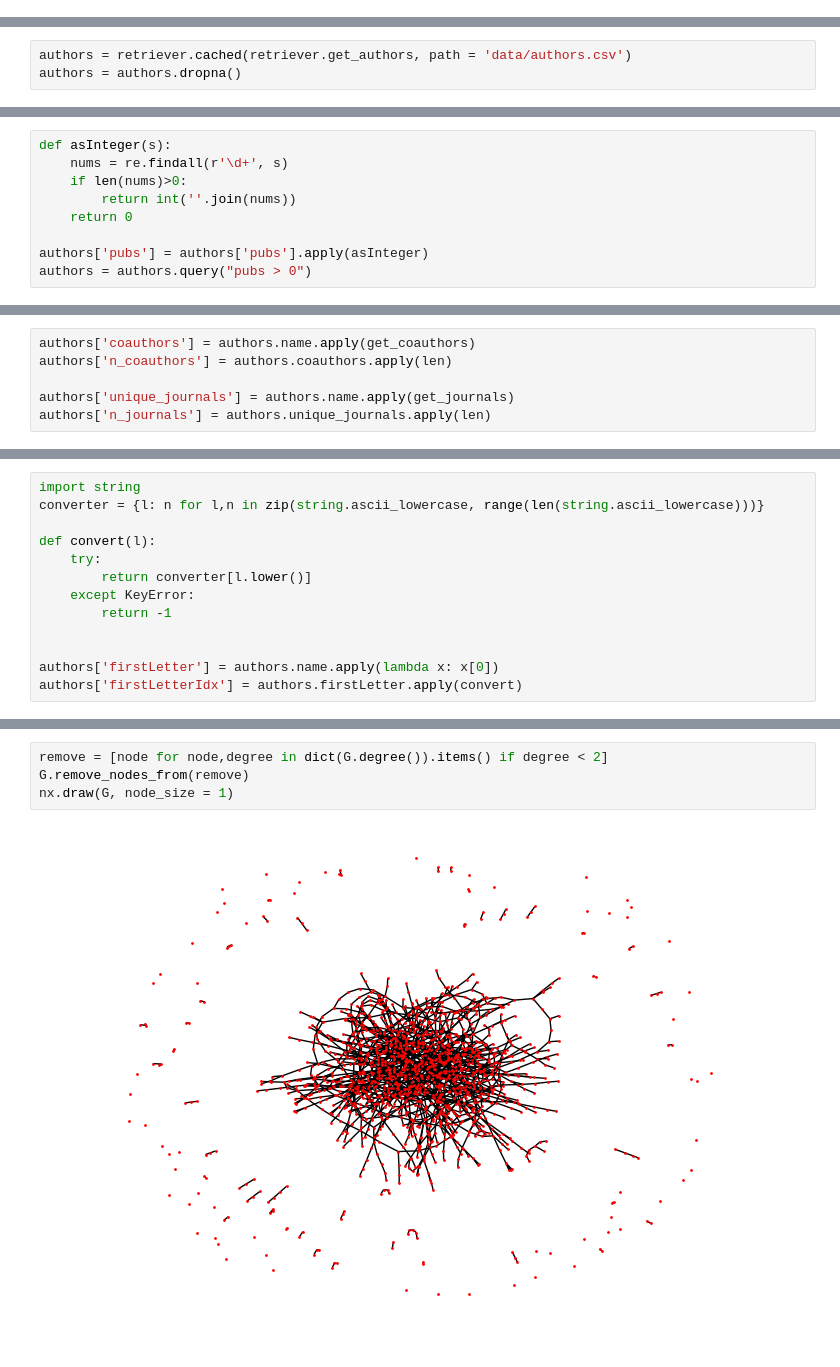
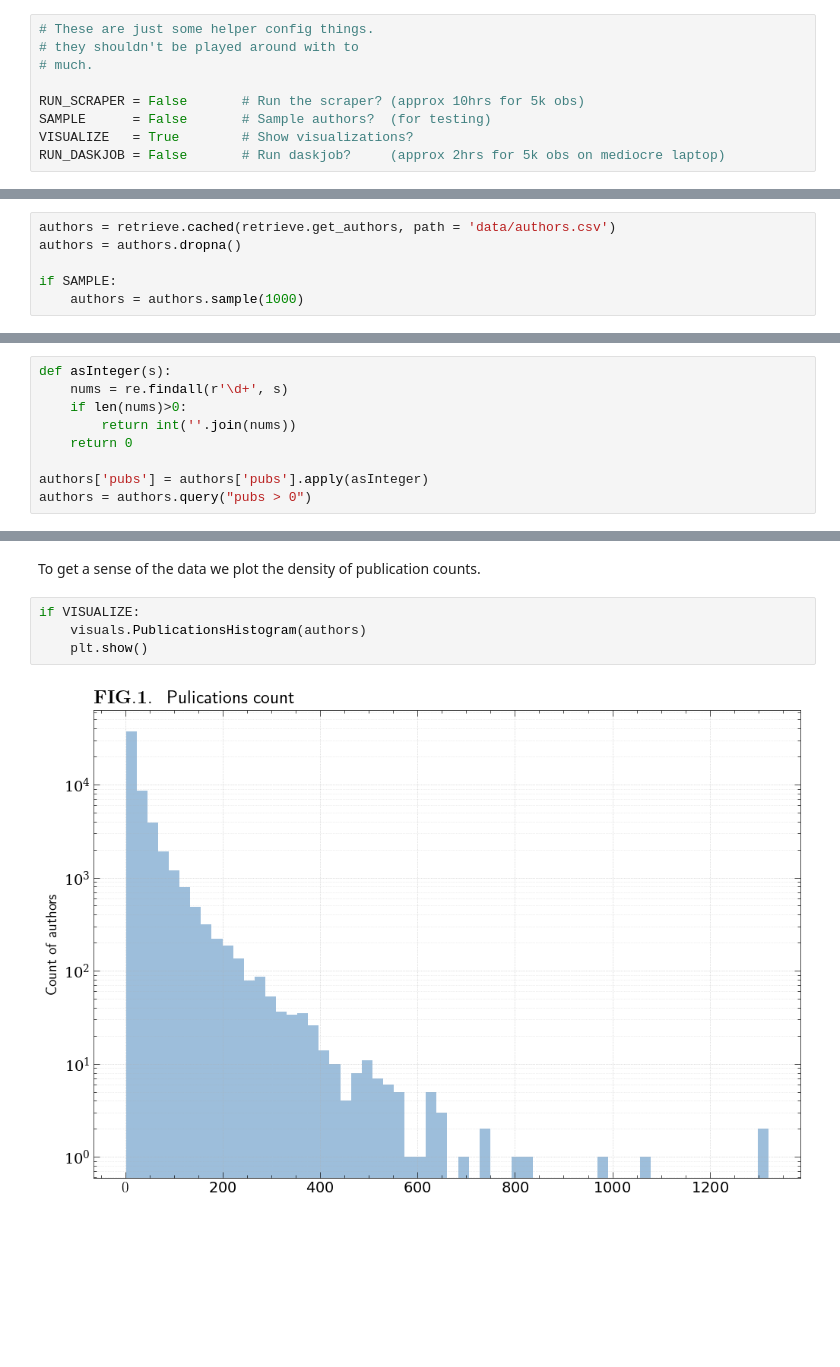
Before and after one commit to Kristianuruplarsen/data_project, a Jupyter notebook: data_project.ipynb, the cells around one changed output, grey strips where cells are left out. Saved outputs shown, nothing was run; the diff lists cells and outputs as text; blank space fills up the shorter version.

```diff
--- a/data_project.ipynb
+++ b/data_project.ipynb
@@ -23 +33,10 @@ from src import visuals
+# %%
+# These are just some helper config things.
+# they shouldn't be played around with to
+# much.
+
+RUN_SCRAPER = False       # Run the scraper? (approx 10hrs for 5k obs)
+SAMPLE      = False       # Sample authors?  (for testing)
+VISUALIZE   = True        # Show visualizations?
+RUN_DASKJOB = False       # Run daskjob?     (approx 2hrs for 5k obs on mediocre laptop)
 # %% [markdown]
@@ -25,6 +44,9 @@ First i scrape the complete list of authors on Ideas.RePec. I use my `cached()`
 # %%
-authors = retriever.cached(retriever.get_authors, path = 'data/authors.csv')
+authors = retrieve.cached(retrieve.get_authors, path = 'data/authors.csv')
 authors = authors.dropna()
+
+if SAMPLE:
+    authors = authors.sample(1000)
 # %% [output]
 Read from file.
 # %% [markdown]
@@ -74,6 +62,0 @@ I also create a list of all the unique "journals" (including working papers, etc
-# %%
-authors['coauthors'] = authors.name.apply(get_coauthors)
-authors['n_coauthors'] = authors.coauthors.apply(len)
-
-authors['unique_journals'] = authors.name.apply(get_journals)
-authors['n_journals'] = authors.unique_journals.apply(len)
@@ -87,13 +62,0 @@ As a last descriptive effort i will try to plot the average number of publicatio
-# %%
-import string
-converter = {l: n for l,n in zip(string.ascii_lowercase, range(len(string.ascii_lowercase)))}
-
-def convert(l):
-    try:
-        return converter[l.lower()]
-    except KeyError:
-        return -1
-
-
-authors['firstLetter'] = authors.name.apply(lambda x: x[0])
-authors['firstLetterIdx'] = authors.firstLetter.apply(convert)
@@ -138,6 +63,8 @@ nx.draw(G,node_size=1)
-# %%
-remove = [node for node,degree in dict(G.degree()).items() if degree < 2]
-G.remove_nodes_from(remove)
-nx.draw(G, node_size = 1)
-# %% [output]
-[figure, removed]
+# %% [markdown]
+To get a sense of the data we plot the density of publication counts.
+# %%
+if VISUALIZE:
+    visuals.PublicationsHistogram(authors)
+    plt.show()
+# %% [output]
+[figure, added]
```
Also changed, not shown: parts of 48 cells of this notebook, 8 other files.
